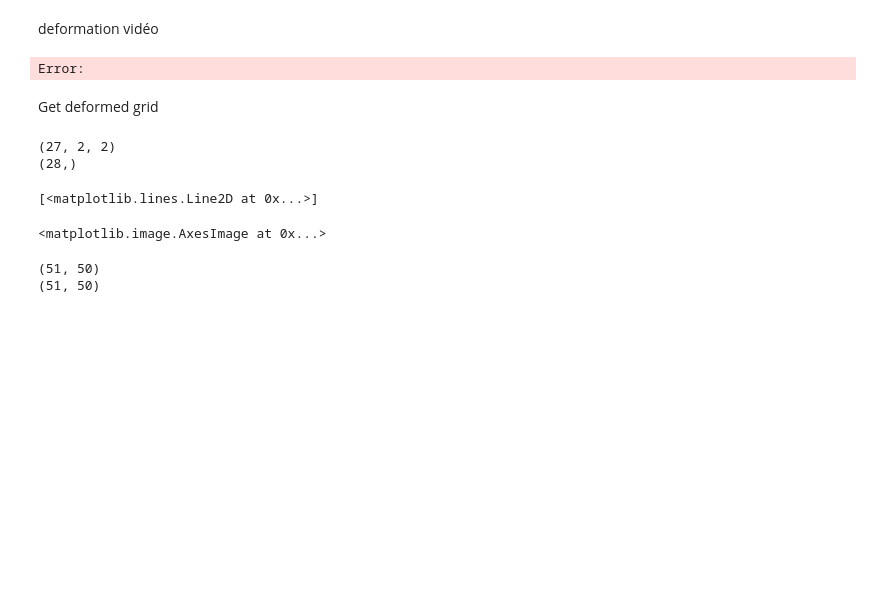
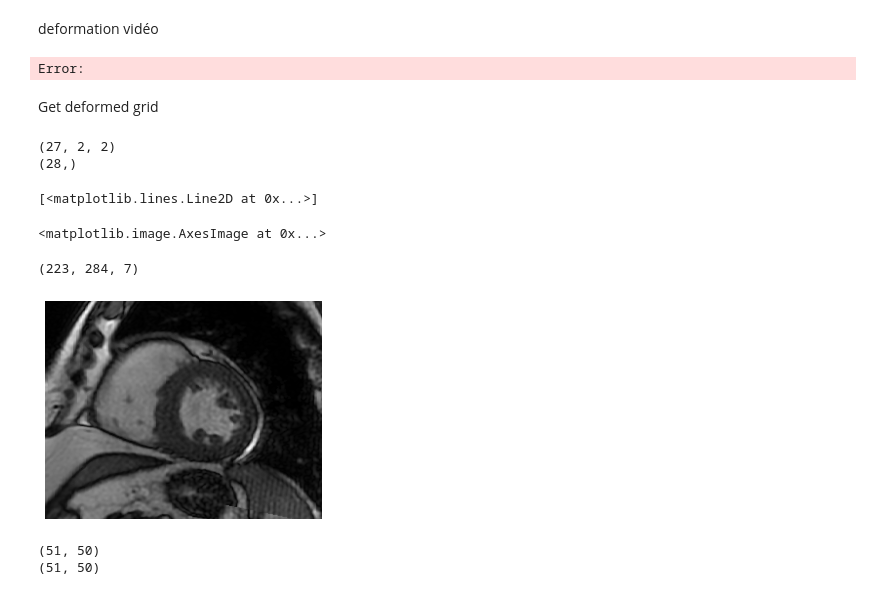
Before and after one commit to nicolas1805961/Cardiac-Segmentation-Optical-flow, a Jupyter notebook: nnunet/important.ipynb, the cells around one changed output. Cells and saved outputs as stored; diff of their text form; code cells hidden in the pictures; blank space fills up the shorter version.

```diff
--- a/nnunet/important.ipynb
+++ b/nnunet/important.ipynb
@@ -176,15 +176,20 @@ from glob import glob
 import os
 from tqdm import tqdm
 import nibabel as nib
+import numpy as np
 
-path_list = glob(os.path.join(r'custom_quorum_RV_removed', '**', '*.gz'))
-path_list = [x for x in path_list if 'gt' in x]
+patient_list = glob(os.path.join(r'custom_lib_t_4', '*'))
+patient_list = [x for x in patient_list if '.cfg' not in x]
+print(len(path_list))
+total = []
+for patient in patient_list:
+    current_path = os.path.join(patient, os.path.basename(patient) + '_frame01.nii.gz')
 
-total = 0
-for path in tqdm(path_list):
-    data = nib.load(path)
-    arr = data.get_fdata()
-    total += arr.shape[-1]
+    data = nib.load(current_path)
+    zoom = data.header.get_zooms()
+    total.append(zoom)
 
-print(total)
+total = np.stack(total)
+print(total.mean(0))
+print(total.std(0))
 # %% [output]
@@ -1806,9 +1843,9 @@ def get_image_ready(path, index):
 
     return img_arr
 
-h = 4
+h = 3
 #w = int(round(h * (16/9)))
-w = 4
+w = 3
 
 nb = h * w
 
@@ -1893,7 +1930,7 @@ for path in path_list:
         #    path_memory_hd = path_memory_hd[sorted_indices]
         #    idx_memory_hd = idx_memory_hd[sorted_indices]
 
-fig, ax = plt.subplots(4, 4)
+fig, ax = plt.subplots(3, 3)
 #fig = plt.figure(figsize=(11, 6))
 #gs = GridSpec(4, 6, figure=fig)
 #gs = GridSpec(6, 4, figure=fig)
@@ -1938,8 +1975,8 @@ display_depths = sorted_depths_score[-nb:]
 for i in range(nb):
     assd_img = get_image_ready(display_paths[i], display_depths[i])
 
-    ax[i//4, i%4].imshow(assd_img)
-    ax[i//4, i%4].set_axis_off()
+    ax[i//3, i%3].imshow(assd_img)
+    ax[i//3, i%3].set_axis_off()
 
 #path_list = glob(r'ACDC_output\Baseline\temp_allClasses\*.gz')
 #path_list_names = [x.split('\\')[-1][:13] for x in path_list]
@@ -6585,6 +7412,21 @@ ax.set_xlabel('Dice')
 ax.yaxis.set_major_formatter(mtick.PercentFormatter())
 ax.legend()
 plt.savefig('cumulative_dice_generalization_french', dpi=600) #dpi=600
+# %%
+import matplotlib.pyplot as plt
+import nibabel as nib
+
+data = nib.load(r'custom_lib_t_4\patient001\patient001_frame01.nii.gz')
+arr = data.get_fdata()
+print(arr.shape)
+
+fig, ax = plt.subplots(1, 1)
+ax.imshow(arr[:, :, 1], cmap='gray')
+ax.axis('off')
+plt.savefig('exemple_journee_de_la_science.png', dpi=600)
+# %% [output]
+(223, 284, 7)
+[figure, added]
 # %%
 %matplotlib qt
 
```
Also changed, not shown: parts of 12 cells of this notebook.
